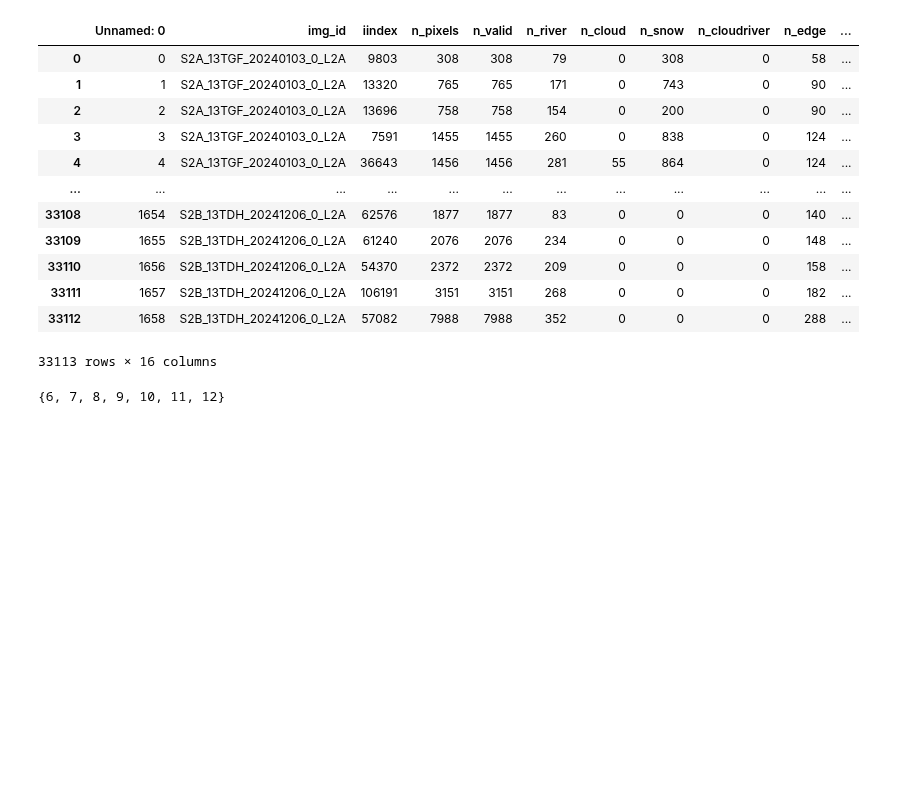
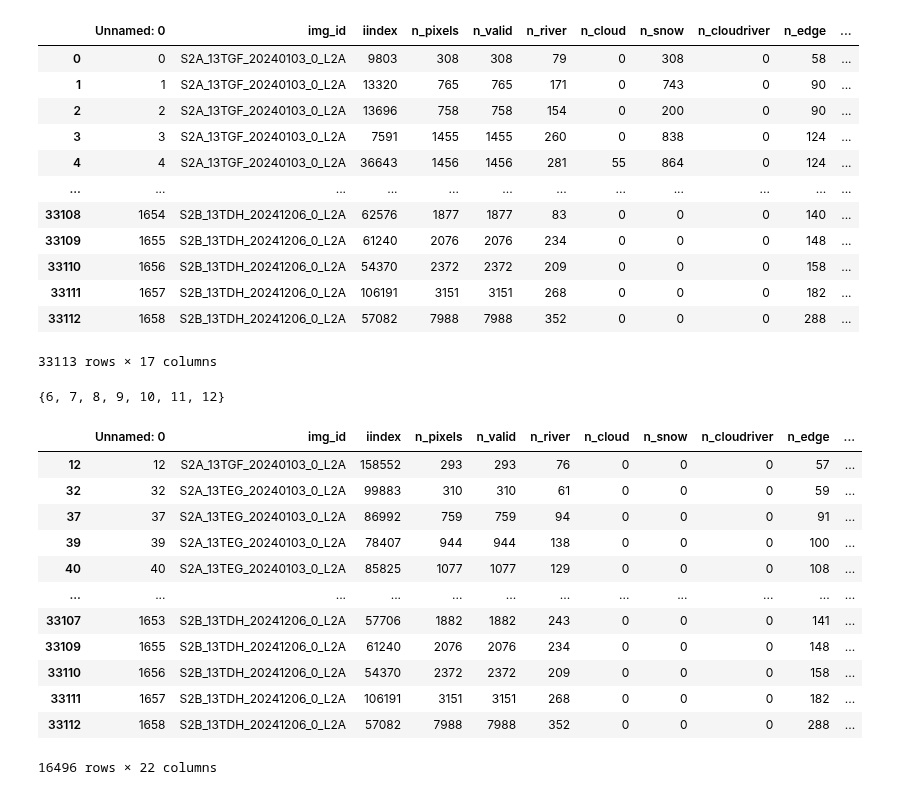
Before and after one commit to wherediddavidgo/multitemporal_RSSA, a Jupyter notebook: ew_distributions_AHG.ipynb, the cells around one changed output. Cells and saved outputs as stored; diff of their text form; code cells hidden in the pictures; blank space fills up the shorter version.

```diff
--- a/ew_distributions_AHG.ipynb
+++ b/ew_distributions_AHG.ipynb
@@ -81,5 +91,5 @@ points_w_comid = gpd.sjoin_nearest(ew_points[['iindex', 'geometry', 'riv_length'
 # %%
-years = [2018]
+years = [2024]
 months = [1, 2, 3, 4, 5, 6, 7, 8, 9, 10, 11, 12]
 df_list = []
 
@@ -88,7 +98,12 @@ for y in years:
         df_list.append(pd.read_csv(f'/content/drive/MyDrive/effwidth_results/all_sites/effwidths_{m}_{y}_20250928.csv'))
 
 widths = pd.concat(df_list)
+
+widths['date'] = widths.apply(lambda x: datetime.date(int(x['img_id'][10:14]), int(x['img_id'][14:16]), int(x['img_id'][16:18])), axis=1)
+widths['date'] = pd.to_datetime(widths.date)
+
 widths = pd.merge(widths, ew_points, on='iindex', how='left')
+
 widths
 # %% [output]
 |  | Unnamed: 0 | img_id | iindex | n_pixels | n_valid | n_river | n_cloud | n_snow | n_cloudriver | n_edge | ... |
@@ -103,7 +118,7 @@ widths
 | 33110 | 1656 | S2B_13TDH_20241206_0_L2A | 54370 | 2372 | 2372 | 209 | 0 | 0 | 0 | 158 | ... |
 | 33111 | 1657 | S2B_13TDH_20241206_0_L2A | 106191 | 3151 | 3151 | 268 | 0 | 0 | 0 | 182 | ... |
 | 33112 | 1658 | S2B_13TDH_20241206_0_L2A | 57082 | 7988 | 7988 | 352 | 0 | 0 | 0 | 288 | ... |
-33113 rows × 16 columns
+33113 rows × 17 columns
 # %%
 widths['sat_width_m'] = widths.n_river * 100 / widths.riv_length
 widths['fraction_cloud'] = widths.n_cloud / widths.n_pixels
@@ -119,3 +136,19 @@ allos = set(widths_filtered.NewSO.tolist())
 print(allos)
 # %% [output]
 {6, 7, 8, 9, 10, 11, 12}
+# %%
+widths_filtered
+# %% [output]
+|  | Unnamed: 0 | img_id | iindex | n_pixels | n_valid | n_river | n_cloud | n_snow | n_cloudriver | n_edge | ... |
+| 12 | 12 | S2A_13TGF_20240103_0_L2A | 158552 | 293 | 293 | 76 | 0 | 0 | 0 | 57 | ... |
+| 32 | 32 | S2A_13TEG_20240103_0_L2A | 99883 | 310 | 310 | 61 | 0 | 0 | 0 | 59 | ... |
+| 37 | 37 | S2A_13TEG_20240103_0_L2A | 86992 | 759 | 759 | 94 | 0 | 0 | 0 | 91 | ... |
+| 39 | 39 | S2A_13TEG_20240103_0_L2A | 78407 | 944 | 944 | 138 | 0 | 0 | 0 | 100 | ... |
+| 40 | 40 | S2A_13TEG_20240103_0_L2A | 85825 | 1077 | 1077 | 129 | 0 | 0 | 0 | 108 | ... |
+| ... | ... | ... | ... | ... | ... | ... | ... | ... | ... | ... | ... |
+| 33107 | 1653 | S2B_13TDH_20241206_0_L2A | 57706 | 1882 | 1882 | 243 | 0 | 0 | 0 | 141 | ... |
+| 33109 | 1655 | S2B_13TDH_20241206_0_L2A | 61240 | 2076 | 2076 | 234 | 0 | 0 | 0 | 148 | ... |
+| 33110 | 1656 | S2B_13TDH_20241206_0_L2A | 54370 | 2372 | 2372 | 209 | 0 | 0 | 0 | 158 | ... |
+| 33111 | 1657 | S2B_13TDH_20241206_0_L2A | 106191 | 3151 | 3151 | 268 | 0 | 0 | 0 | 182 | ... |
+| 33112 | 1658 | S2B_13TDH_20241206_0_L2A | 57082 | 7988 | 7988 | 352 | 0 | 0 | 0 | 288 | ... |
+16496 rows × 22 columns
```
Also changed, not shown: parts of 19 cells of this notebook.
